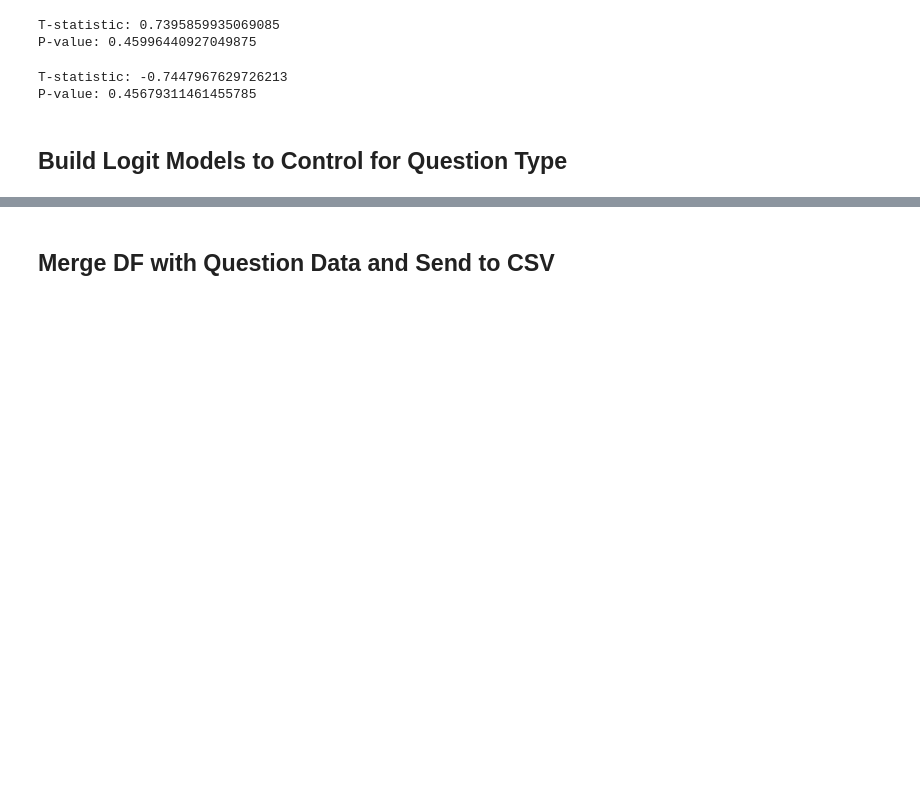
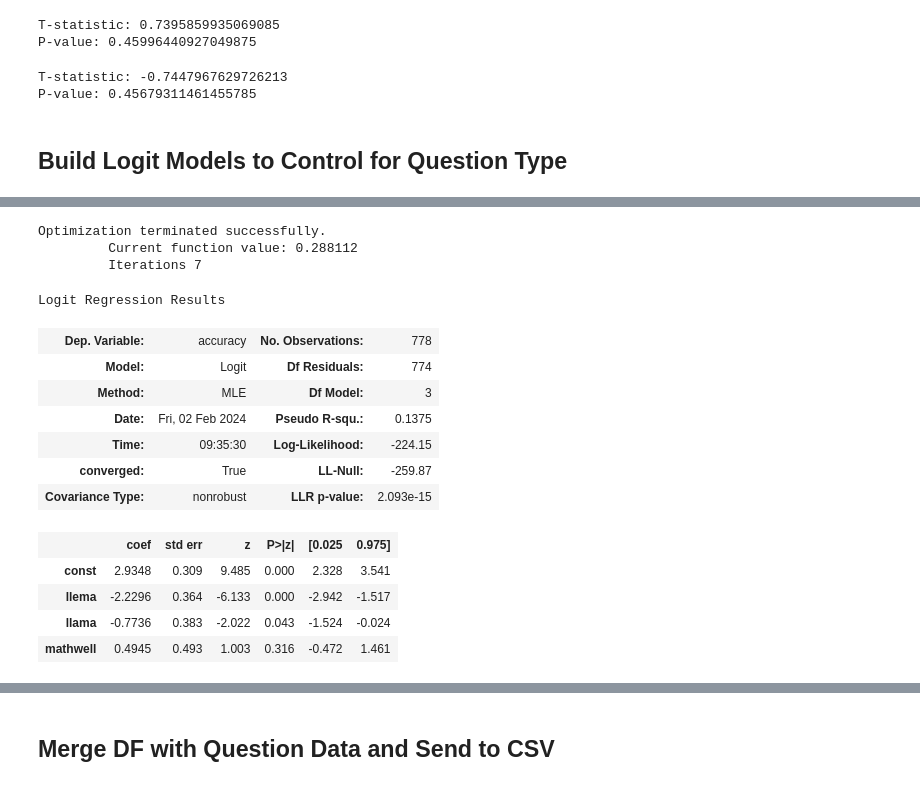
Before and after one commit to bryanchrist/llama2-70b, a Jupyter notebook: Compare_Models_Zooniverse.ipynb, the cells around one changed output, grey strips where cells are left out. Saved outputs shown, nothing was run; the diff lists cells and outputs as text; code cells hidden in the pictures; blank space fills up the shorter version.

```diff
--- a/Compare_Models_Zooniverse.ipynb
+++ b/Compare_Models_Zooniverse.ipynb
@@ -930,0 +935,25 @@ Logit Regression Results
+# %%
+reg_df = pd.concat([df, pd.get_dummies(df['model'], dtype = int)], axis=1)
+reg_df = reg_df[reg_df['solvability']==1]
+x = reg_df[['llema', 'llama', 'mathwell']]
+x = sm.add_constant(x)
+y = reg_df['accuracy']
+log_reg = sm.Logit(y, x).fit()
+log_reg.summary()
+# %% [output]
+Optimization terminated successfully.
+         Current function value: 0.288112
+         Iterations 7
+Logit Regression Results
+| Dep. Variable: | accuracy | No. Observations: | 778 |
+| Model: | Logit | Df Residuals: | 774 |
+| Method: | MLE | Df Model: | 3 |
+| Date: | Fri, 02 Feb 2024 | Pseudo R-squ.: | 0.1375 |
+| Time: | 09:35:30 | Log-Likelihood: | -224.15 |
+| converged: | True | LL-Null: | -259.87 |
+| Covariance Type: | nonrobust | LLR p-value: | 2.093e-15 |
+|  | coef | std err | z | P>|z| | [0.025 | 0.975] |
+| const | 2.9348 | 0.309 | 9.485 | 0.000 | 2.328 | 3.541 |
+| llema | -2.2296 | 0.364 | -6.133 | 0.000 | -2.942 | -1.517 |
+| llama | -0.7736 | 0.383 | -2.022 | 0.043 | -1.524 | -0.024 |
+| mathwell | 0.4945 | 0.493 | 1.003 | 0.316 | -0.472 | 1.461 |
```
Also changed, not shown: parts of 18 cells of this notebook, 3 other files.
